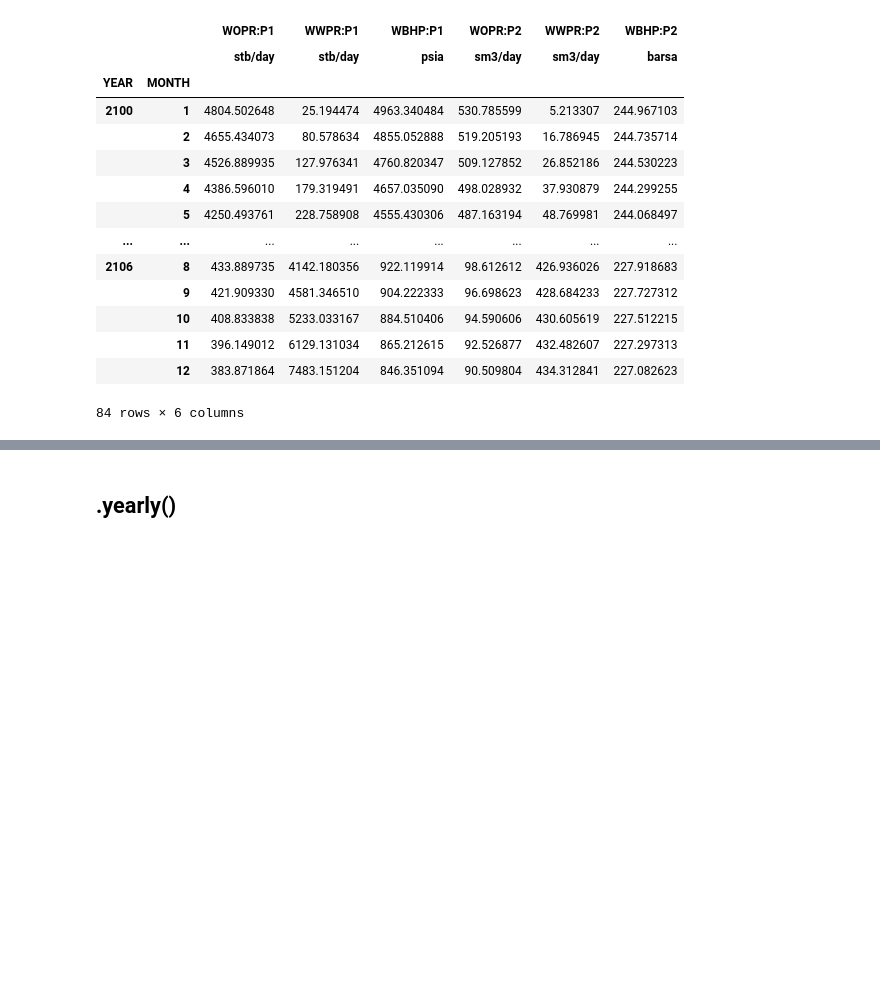
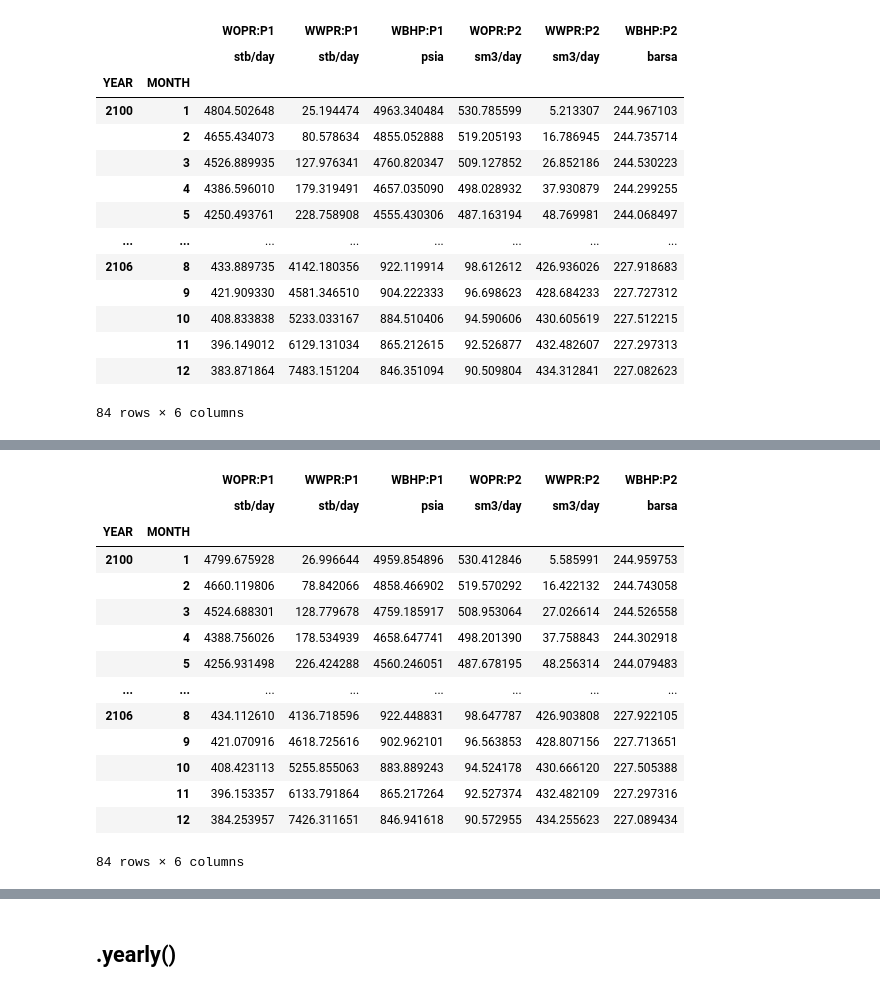
Before and after one commit to ayaranitram/simpandas, a Jupyter notebook: simpandas_demo.ipynb, the cells around one changed output, grey strips where cells are left out. Cells and saved outputs as stored; diff of their text form; code cells hidden in the pictures; blank space fills up the shorter version.

```diff
--- a/simpandas_demo.ipynb
+++ b/simpandas_demo.ipynb
@@ -91,0 +204,18 @@ sample_prod.monthly()
+# %%
+sample_prod.monthly(complete_index=True)
+# %% [output]
+|  |  | WOPR:P1 | WWPR:P1 | WBHP:P1 | WOPR:P2 | WWPR:P2 | WBHP:P2 |
+|  |  | stb/day | stb/day | psia | sm3/day | sm3/day | barsa |
+| YEAR | MONTH |  |  |  |  |  |  |
+| 2100 | 1 | 4799.675928 | 26.996644 | 4959.854896 | 530.412846 | 5.585991 | 244.959753 |
+|  | 2 | 4660.119806 | 78.842066 | 4858.466902 | 519.570292 | 16.422132 | 244.743058 |
+|  | 3 | 4524.688301 | 128.779678 | 4759.185917 | 508.953064 | 27.026614 | 244.526558 |
+|  | 4 | 4388.756026 | 178.534939 | 4658.647741 | 498.201390 | 37.758843 | 244.302918 |
+|  | 5 | 4256.931498 | 226.424288 | 4560.246051 | 487.678195 | 48.256314 | 244.079483 |
+| ... | ... | ... | ... | ... | ... | ... | ... |
+| 2106 | 8 | 434.112610 | 4136.718596 | 922.448831 | 98.647787 | 426.903808 | 227.922105 |
+|  | 9 | 421.070916 | 4618.725616 | 902.962101 | 96.563853 | 428.807156 | 227.713651 |
+|  | 10 | 408.423113 | 5255.855063 | 883.889243 | 94.524178 | 430.666120 | 227.505388 |
+|  | 11 | 396.153357 | 6133.791864 | 865.217264 | 92.527374 | 432.482109 | 227.297316 |
+|  | 12 | 384.253957 | 7426.311651 | 846.941618 | 90.572955 | 434.255623 | 227.089434 |
+84 rows × 6 columns
```
Also changed, not shown: parts of 38 cells of this notebook, 8 other files.
